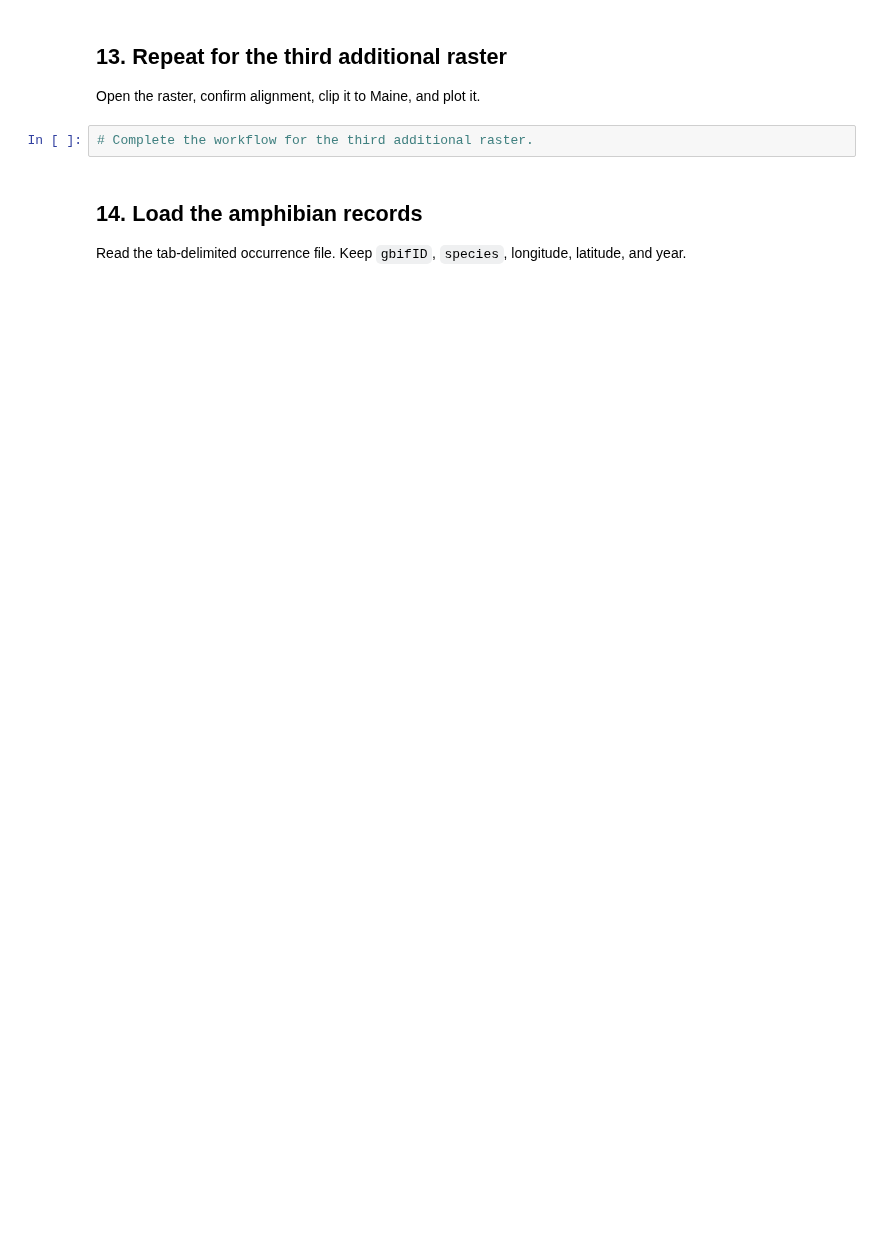
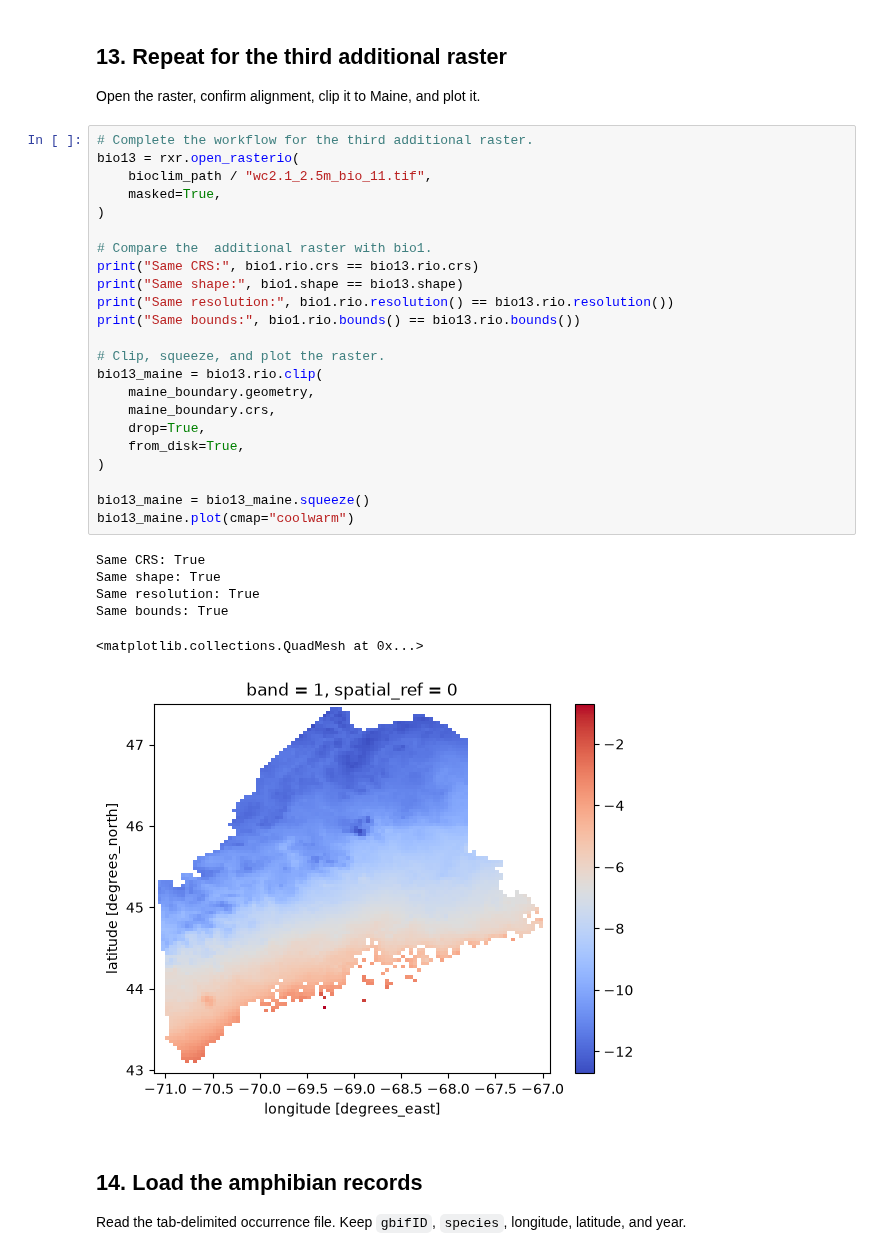
Before and after one commit to h-elle-borus/BIO597-SpatialBiodiversity, a Jupyter notebook: docs/assignments/Assignment-05-RasterData.ipynb, the cells around one changed output. Drawn from its saved outputs; the diff is of its cells as text; blank space fills up the shorter version.

```diff
--- a/docs/assignments/Assignment-05-RasterData.ipynb
+++ b/docs/assignments/Assignment-05-RasterData.ipynb
@@ -145,6 +288,34 @@ Open the raster, confirm alignment, clip it to Maine, and plot it. Keep each par
 Open the raster, confirm alignment, clip it to Maine, and plot it.
 # %%
 # Complete the workflow for the third additional raster.
+bio13 = rxr.open_rasterio(
+    bioclim_path / "wc2.1_2.5m_bio_11.tif",
+    masked=True,
+)
+
+# Compare the  additional raster with bio1.
+print("Same CRS:", bio1.rio.crs == bio13.rio.crs)
+print("Same shape:", bio1.shape == bio13.shape)
+print("Same resolution:", bio1.rio.resolution() == bio13.rio.resolution())
+print("Same bounds:", bio1.rio.bounds() == bio13.rio.bounds())
+
+# Clip, squeeze, and plot the raster.
+bio13_maine = bio13.rio.clip(
+    maine_boundary.geometry,
+    maine_boundary.crs,
+    drop=True,
+    from_disk=True,
+)
+
+bio13_maine = bio13_maine.squeeze()
+bio13_maine.plot(cmap="coolwarm")
+# %% [output]
+Same CRS: True
+Same shape: True
+Same resolution: True
+Same bounds: True
+<matplotlib.collections.QuadMesh at 0x...>
+[figure, added]
 # %% [markdown]
 ## 14. Load the amphibian records
 
```
Also changed, not shown: parts of 34 cells of this notebook.
